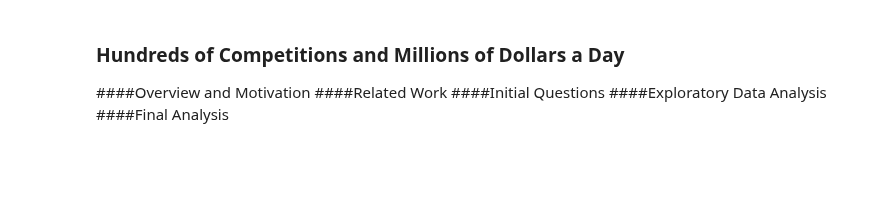
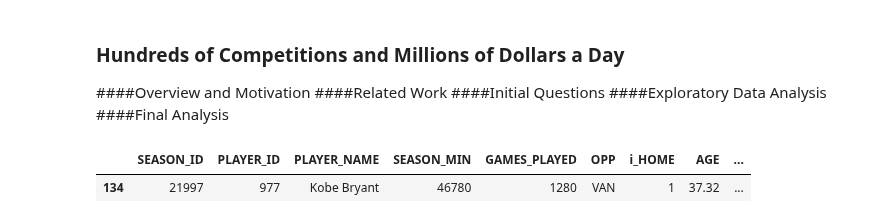
Before and after one commit to diciurcio-d/ShiftEnter, a Jupyter notebook: ShiftEnterFinal.ipynb, the cells around one changed output. Drawn from its saved outputs; the diff is of its cells as text; code cells hidden in the pictures; blank space fills up the shorter version.

```diff
--- a/ShiftEnterFinal.ipynb
+++ b/ShiftEnterFinal.ipynb
@@ -178,6 +178,21 @@ def true_fantasy_mean(player_df,last_n_seasons):
 
 def fantasy_resp(df):
     return df.groupby('PLAYER_NAME').apply(lambda x: true_fantasy_mean(x,5))
+# %%
+def timeseries_cv(df,lcols,resp_str,nfolds):
+    resp_str = resp_str + '_RESP'
+    train_size = test_df.shape[0]
+    floor_fold_size = (train_size / nfolds)
+    final_fold_size = floor_fold_size +  (train_size % nfolds)
+    rest = train_size - final_fold_size
+    rest_size = rest / (nfolds - 1)
+    final_idx = lambda x: (final_fold_size * x, final_fold_size * (x + 1))
+    rest_idx = lambda x: (rest_size * x, rest_size * (x + 1))
+    folds_idx = map(lambda x: final_idx(x) if x == (nfolds - 1) else rest_idx(x),range(nfolds))
+    folds = map(lambda (x,y): df.iloc[x:y], folds_idx)
+    xtrain,ytrain = zip(*map(lambda x: (x[:-1][lcols].values, x[:-1][resp_str].values), folds))
+    xtest,ytest = zip(*map(lambda x: (x[-1:][lcols].values, x[-1:][resp_str].values), folds))
+    return xtrain,ytrain,xtest,ytest
 # %%
 from sklearn.preprocessing import StandardScaler
 from sklearn.svm import SVC
@@ -481,0 +497,7 @@ X_trainFolds, y_trainFolds, X_testFolds, y_testFolds = prepareTimeSeriesCV(X_tra
+# %%
+xtrain,ytrain,xtest,ytest = timeseries_cv(test_df,"FANTASY_PTS_RESP",7)
+# %%
+xtest[0]
+# %% [output]
+|  | SEASON_ID | PLAYER_ID | PLAYER_NAME | SEASON_MIN | GAMES_PLAYED | OPP | i_HOME | AGE | ... |
+| 134 | 21997 | 977 | Kobe Bryant | 46780 | 1280 | VAN | 1 | 37.32 | ... |
```
Also changed, not shown: parts of 11 cells of this notebook.
